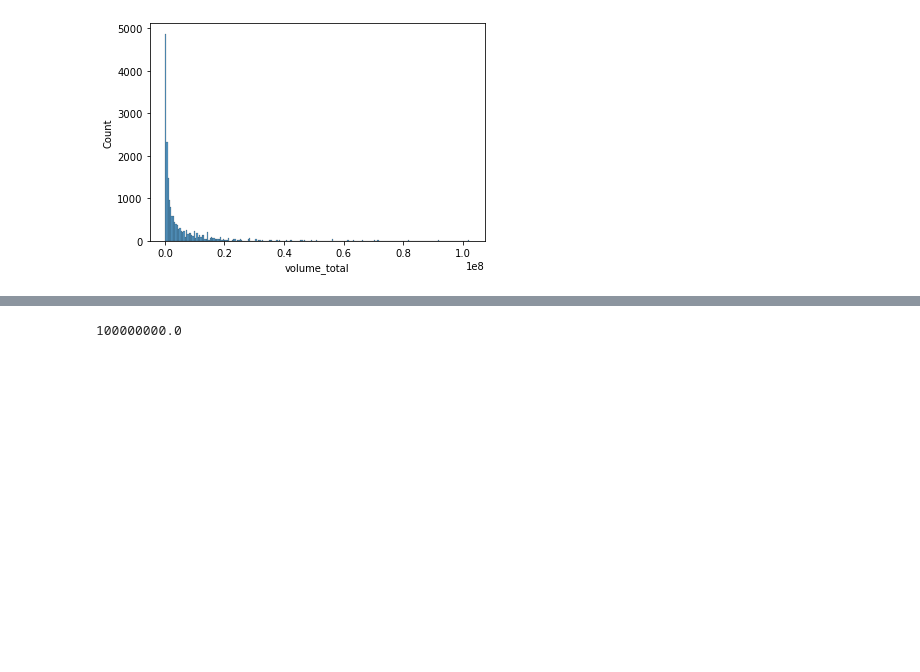
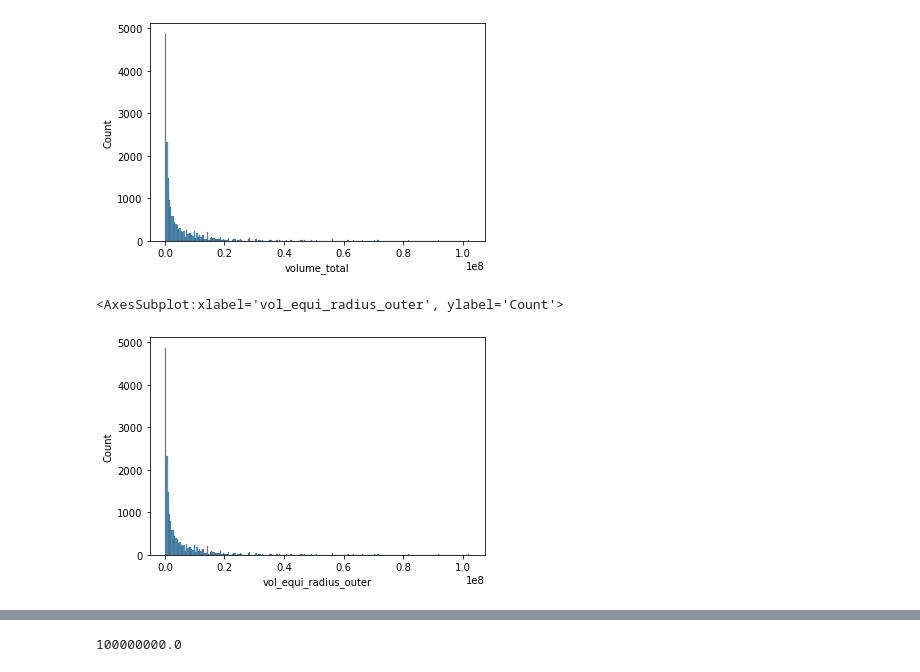
Before and after one commit to jaikrishna-patil/BC-Aerosol-Project, a Jupyter notebook: Notebooks/Understanding new data.ipynb, the cells around one changed output, grey strips where cells are left out. Saved outputs shown, nothing was run; the diff lists cells and outputs as text; code cells hidden in the pictures; blank space fills up the shorter version.

```diff
--- a/Notebooks/Understanding new data.ipynb
+++ b/Notebooks/Understanding new data.ipynb
@@ -632,4 +658,4 @@ sns.histplot(mc_o['mac_organics'])
 [figure]
 # %%
 import math
-volume_total=4/3*math.pi*df['vol_equi_radius_outer']^3*(100000)
+volume_total=(4*math.pi*(df['vol_equi_radius_outer']**3))/3
@@ -640,3 +664,8 @@ sns.histplot(df['volume_total'])
 # %% [output]
 <AxesSubplot:xlabel='volume_total', ylabel='Count'>
 [figure]
+# %%
+sns.histplot(volume_total)
+# %% [output]
+<AxesSubplot:xlabel='vol_equi_radius_outer', ylabel='Count'>
+[figure, added]
```
Also changed, not shown: parts of 11 cells of this notebook, 8 other files.
